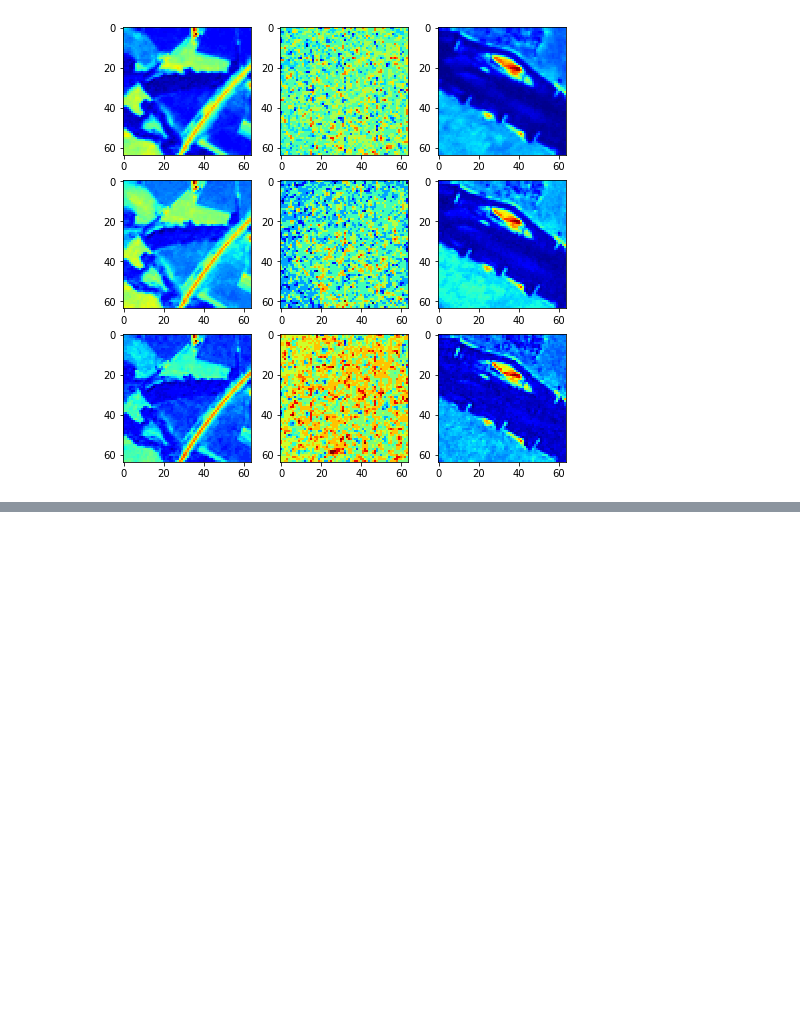
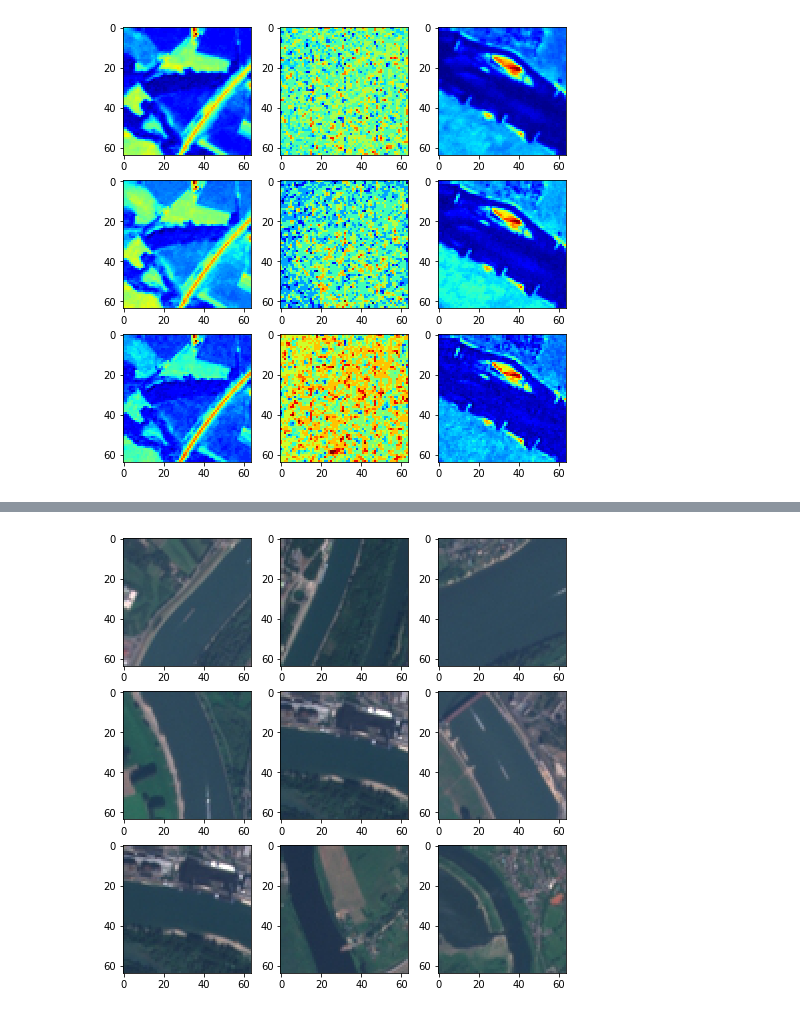
Before and after one commit to asrenninger/sensing, a Jupyter notebook: python/eurotest.ipynb, the cells around one changed output, grey strips where cells are left out. Cells and saved outputs as stored; diff of their text form; code cells hidden in the pictures; blank space fills up the shorter version.

```diff
--- a/python/eurotest.ipynb
+++ b/python/eurotest.ipynb
@@ -359,9 +362,7 @@ model.compile(loss = 'categorical_crossentropy',
               metrics = ['accuracy'])
 # %%
 model.fit(X_train, y_train,
+          epochs = EPOCH,
           batch_size = BATCH,
-          epochs = EPOCH,
-          validation_split = 0.5,
-          shuffle = True,
-          verbose = 2)
+          validation_data = (X_test, y_test))
 # %% [output]
@@ -393,0 +419,9 @@ Test accuracy:  0.10955555737018585
+# %%
+model.compile(loss = 'categorical_crossentropy',
+              optimizer = sgd,
+              metrics = ['accuracy'])
+# %%
+model.fit(X_train, y_train,
+          epochs = EPOCH,
+          batch_size = BATCH,
+          validation_data = (X_test, y_test))
@@ -393,0 +455,8 @@ Test accuracy:  0.10955555737018585
+# %%
+y_real = np.argmax(y_test, axis = 1)
+y_pred = model.predict_classes(X_test)
+
+score = y_real == y_pred
+
+scoreboard = pd.DataFrame({"real": y_real, "score": score}).groupby(["real"], as_index = False).agg({"score": ['count', 'sum']})
+scoreboard.score.assign(rate = df['sum'] / df['count']).assign(label = labels[1])
@@ -393,0 +475,16 @@ Test accuracy:  0.10955555737018585
+# %%
+rivers = X_test[score & (y_real == 1)]
+
+idx = np.random.randint(0, len(rivers), 9)
+
+fig, axs = plt.subplots(3, 3, figsize = [8, 8])
+
+for i in np.arange(0, 3):
+    for j in np.arange(0, 3):
+      slot = i*3+j
+      img = rivers[idx[slot]]
+      axs[i, j].imshow(img)
+
+plt.show()
+# %% [output]
+[figure, added]
```
Also changed, not shown: parts of 12 cells of this notebook.
